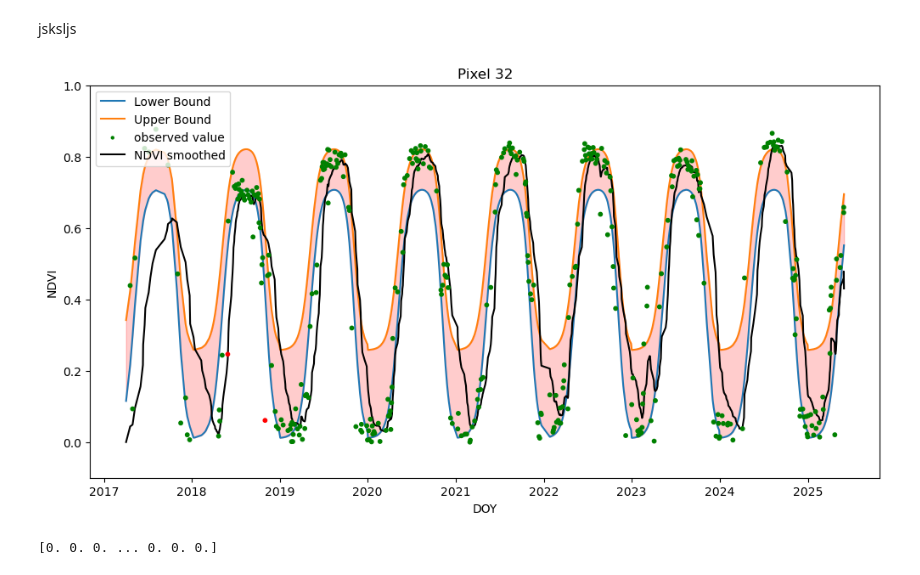
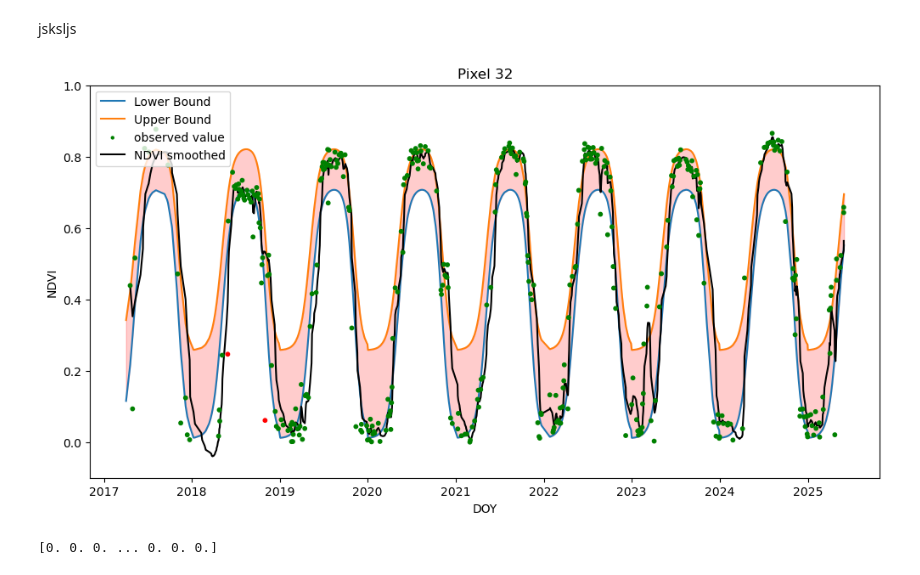
Before and after one commit to geco-bern/swiss-ndvi-processing, a Jupyter notebook: demo/notebook/smoothing_proposal/Low_pass_smoothing.ipynb, the cells around one changed output. Saved outputs shown, nothing was run; the diff lists cells and outputs as text; code cells hidden in the pictures.

```diff
--- a/demo/notebook/smoothing_proposal/Low_pass_smoothing.ipynb
+++ b/demo/notebook/smoothing_proposal/Low_pass_smoothing.ipynb
@@ -47,7 +47,7 @@ pixel = 32
 param_iqr = 1.5
 upper_iqr = 0.6
 bottom_iqr = 0.4
-tau = 10.0  # larger tau = slower adaptation, more smoothing MUST be a float
+tau = 4.0  # larger tau = slower adaptation, more smoothing MUST be a float
 # %% [markdown]
 data creation and preparation (run and ignore the following code)
 # %%
@@ -263,37 +263,39 @@ for i in range(0,len(valid_idx)-1):
         values = (median[idx_to_gapfill] + delta_1 + slope * multiplier )
 
         ndvi_gapfilled[idx_to_gapfill] = values
+
+ndvi_gapfilled = ndvi_gapfilled[1:-1]
 # %% [markdown]
 jsksljs
 # %%
-ndvi_gapfilled = np.nan_to_num(ndvi_gapfilled, nan=0.0)
 smoothed_data = np.copy(ndvi_gapfilled)
 
 s = np.zeros_like(smoothed_data)
 s[0] = smoothed_data[0]
 for t in range(1, len(smoothed_data)):
     s[t] = s[t-1] + (1/tau) * (smoothed_data[t] - s[t-1])
 
 smoothed_data = s
 
 fig, ax = plt.subplots(figsize=(12, 6))
 
 colors = np.where(outlier_arr, 'red', 'green')
 
 ax.plot(dates_sorted, lower, label="Lower Bound")
 ax.plot(dates_sorted, upper, label="Upper Bound")
 ax.fill_between(dates_sorted, lower, upper, alpha=0.2, color="red")
 ax.scatter(dates_sorted, ndvi_sorted, s=10, color=colors, label="observed value", zorder=3)
-ax.plot(dates_sorted, s, color="black", label="NDVI smoothed")
+ax.plot(dates_sorted[1:-1], s, color="black", label="NDVI smoothed")
+
 ax.set_title(f"Pixel {pixel}")
 ax.set_ylim(-0.1, 1)
 ax.set_xlabel("DOY")
 ax.set_ylabel("NDVI")
 ax.legend()
 
 plt.show()
 # %% [output]
-[figure, old version]
+[figure, new version]
 # %%
 smoothed_data = np.copy(ndvi_gapfilled)
 
```
Also changed, not shown: 2 other files.
